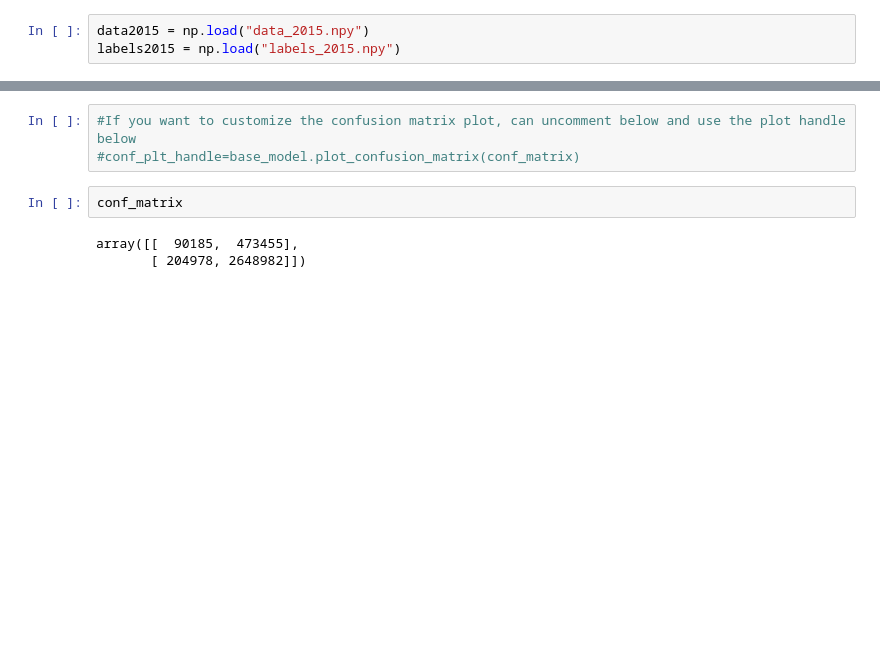
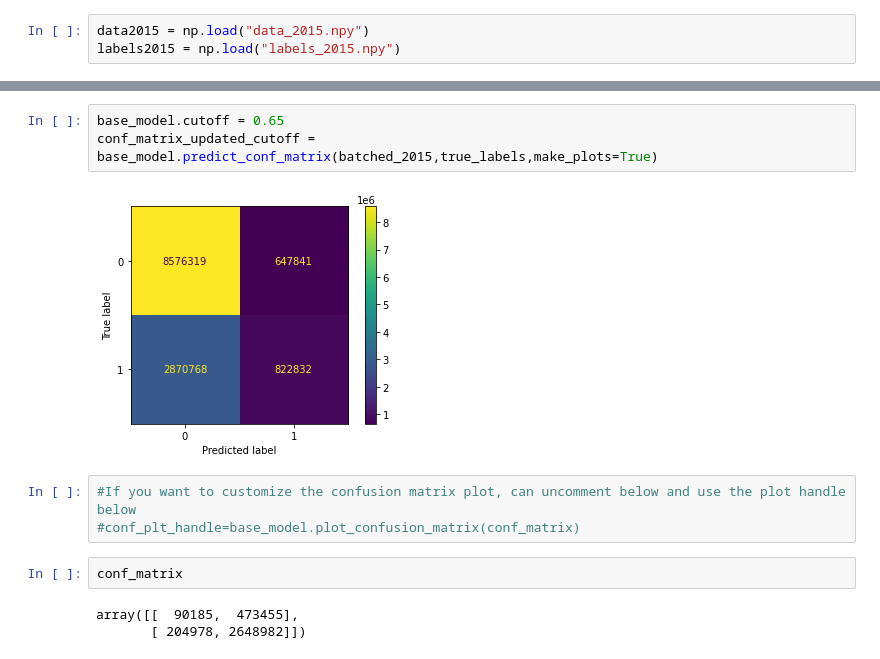
Before and after one commit to kbarbre/DS6050-SolarFlarePrediction, a Jupyter notebook: ColabNotebook_ModelPipeline.ipynb, the cells around one changed output, grey strips where cells are left out. Saved outputs shown, nothing was run; the diff lists cells and outputs as text; blank space fills up the shorter version.

```diff
--- a/ColabNotebook_ModelPipeline.ipynb
+++ b/ColabNotebook_ModelPipeline.ipynb
@@ -167,3 +160,8 @@ conf_matrix = base_model.predict_conf_matrix(batched_2015,true_labels,make_plots
+# %%
+base_model.cutoff = 0.65
+conf_matrix_updated_cutoff = base_model.predict_conf_matrix(batched_2015,true_labels,make_plots=True)
+# %% [output]
+[figure, added]
 # %%
 #If you want to customize the confusion matrix plot, can uncomment below and use the plot handle below
 #conf_plt_handle=base_model.plot_confusion_matrix(conf_matrix)
```
Also changed, not shown: parts of 9 cells of this notebook, 1 other file.
